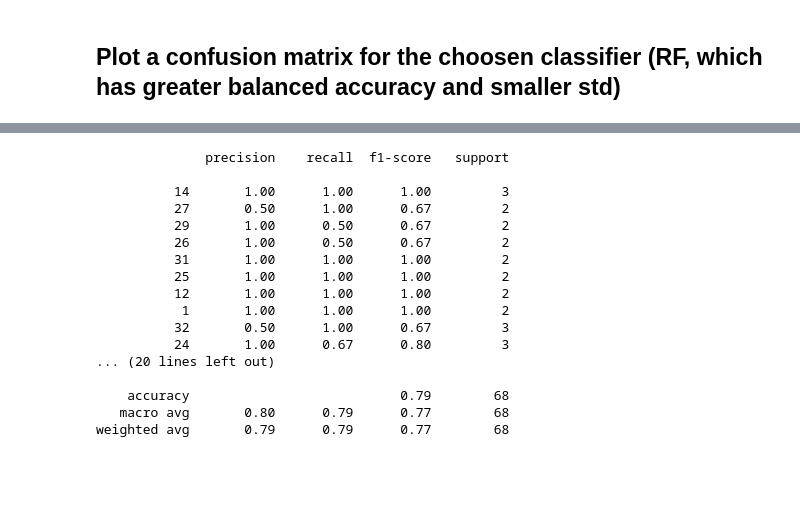
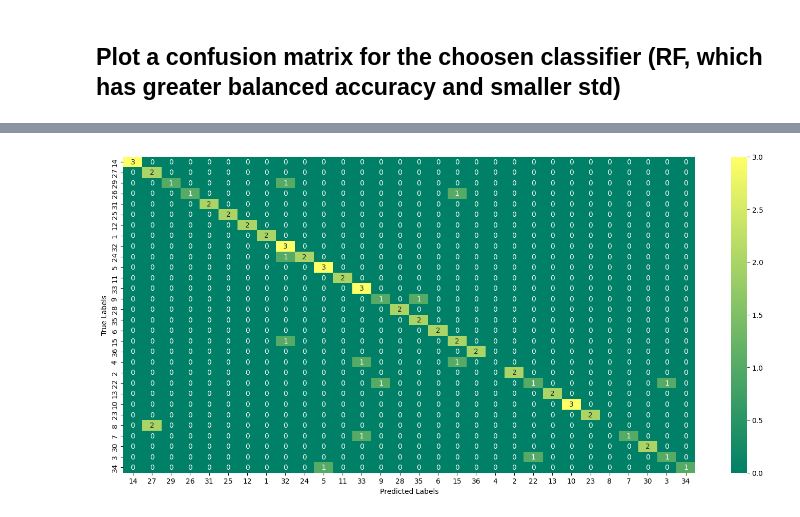
Before and after one commit to alessimichele/ML_leaf_project, a Jupyter notebook: main.ipynb, the cells around one changed output, grey strips where cells are left out. Saved outputs shown, nothing was run; the diff lists cells and outputs as text; code cells hidden in the pictures; blank space fills up the shorter version.

```diff
--- a/main.ipynb
+++ b/main.ipynb
@@ -33,6 +33,10 @@ X = train.loc[:, train.columns != 'Class']
 y = train['Class']
 # X = X_train
 # y = y_train
+
+
+X = train.loc[:, train.columns != 'Class']
+y = train['Class']
 # %%
 import matplotlib.pyplot as plt
 plt.figure(figsize = (18,8))
@@ -328,21 +303,26 @@ target=["14","27","29","26","31", "25","12","1","32","24","5","11","33","9","28"
-# %%
-from sklearn.metrics import classification_report
-print(classification_report(y_test, y_pred, zero_division=0, target_names = target ))
-# %% [output]
-              precision    recall  f1-score   support
-
-          14       1.00      1.00      1.00         3
-          27       0.50      1.00      0.67         2
-          29       1.00      0.50      0.67         2
-          26       1.00      0.50      0.67         2
-          31       1.00      1.00      1.00         2
-          25       1.00      1.00      1.00         2
-          12       1.00      1.00      1.00         2
-           1       1.00      1.00      1.00         2
-          32       0.50      1.00      0.67         3
-          24       1.00      0.67      0.80         3
-... (20 lines left out)
-
-    accuracy                           0.79        68
-   macro avg       0.80      0.79      0.77        68
-weighted avg       0.79      0.79      0.77        68
+# %%
+from sklearn import metrics
+from sklearn.model_selection import train_test_split
+import seaborn as sns
+import matplotlib.pyplot as plt
+
+
+X_test = test.loc[:, test.columns != 'Class']
+y_test = test['Class']
+
+param_grid={'max_features': ['sqrt'], 'n_estimators':[ 100, 200, 500, 750 ,1000]}
+RF = GridSearchCV(RandomForestClassifier(random_state=0, oob_score=True), scoring = 'balanced_accuracy', param_grid=param_grid, cv = inner_cv, n_jobs=4)
+
+RF.fit(X,y)
+y_pred = RF.predict(X_test)
+
+
+plt.figure(figsize = (18,8))
+sns.heatmap(metrics.confusion_matrix(y_test, y_pred), annot = True, xticklabels = y_test.unique(), yticklabels = y_test.unique(), cmap = 'summer')
+plt.xlabel('Predicted Labels')
+plt.ylabel('True Labels')
+
+plt.savefig('confmat.png', dpi=1500)
+plt.show()
+# %% [output]
+[figure, added]
```
Also changed, not shown: parts of 4 cells of this notebook.
